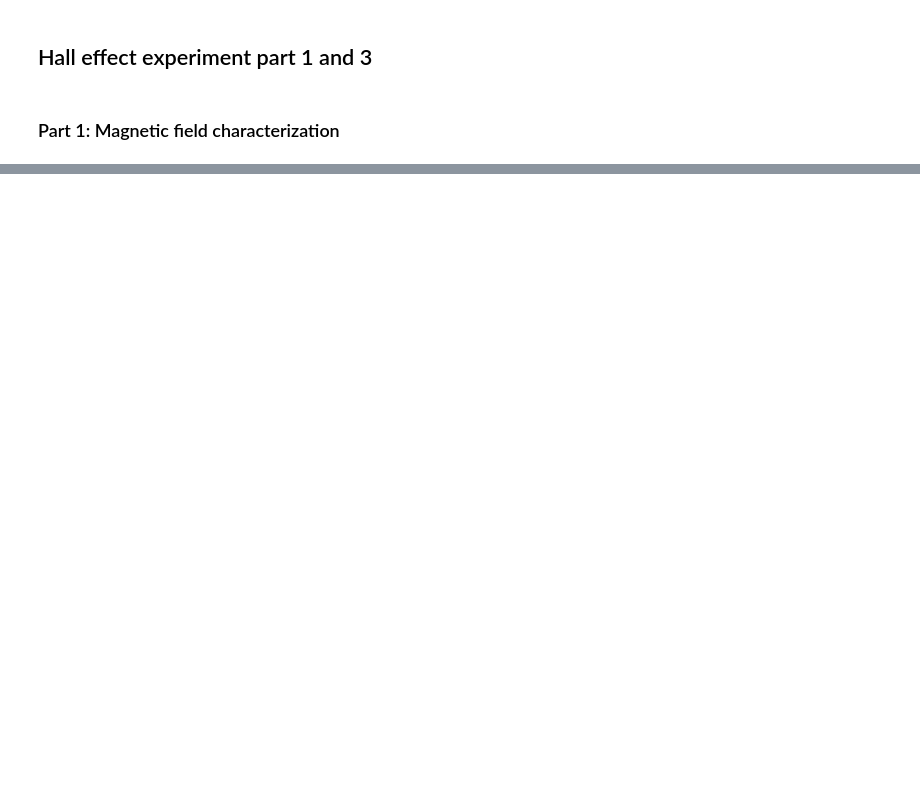
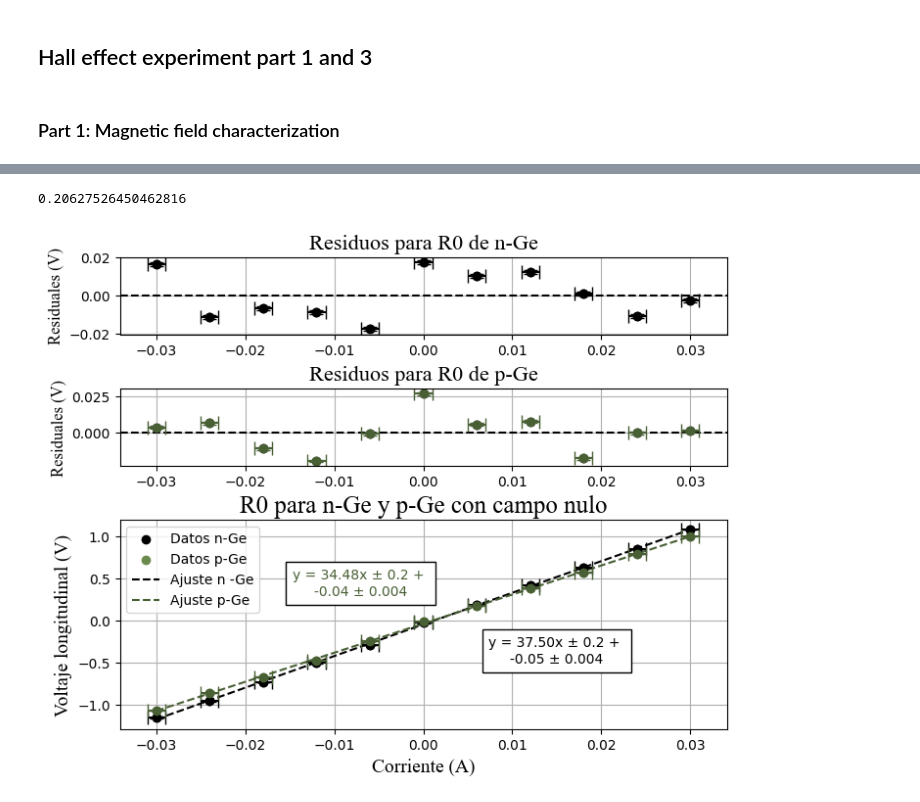
Before and after one commit to karemjruiano/laboratorio-intermedio, a Jupyter notebook: Efecto Hall/Part_1_and_3.ipynb, the cells around one changed output, grey strips where cells are left out. Cells and saved outputs as stored; diff of their text form; code cells hidden in the pictures; blank space fills up the shorter version.

```diff
--- a/Efecto Hall/Part_1_and_3.ipynb
+++ b/Efecto Hall/Part_1_and_3.ipynb
@@ -20,0 +94,7 @@ FileNotFoundError: [Errno 2] No such file or directory: 'Campo_magnético.csv'
+# %%
+# Extracción de datos de corriente y voltaje para campo nulo para n-Ge y p-Ge
+
+i_n = mag_zero["Ip n-Ge"].iloc[:]
+i_p = mag_zero["Ip p-Ge"].iloc[:]
+v_n = mag_zero["Vlong n-Ge"].iloc[:]
+v_p = mag_zero["Vlong V p-Ge"].iloc[:]
@@ -20,0 +122,28 @@ FileNotFoundError: [Errno 2] No such file or directory: 'Campo_magnético.csv'
+# %%
+# Regresión lineal para el n-Ge
+I_n = sm.add_constant(I_n)
+model_n = sm.OLS(V_n, I_n)
+regression = model_n.fit()
+
+# Valores de pendiente e intercepto
+
+m_n = regression.params[1]
+b_n = regression.params[0]
+m_n_error = regression.bse[1]
+b_n_error = regression.bse[0]
+symbol = "\u00B1"
+eq_n = f'y = {m_n:.2f}x {symbol} {m_n_error:.1f} + \n{b_n:.2f} {symbol} {b_n_error:.3f}'
+
+# Nos quedamos con los datos que necesitamos para gráficar
+
+I_n = np.array([I_n[i][1] for i in range(len(I_n))])
+n_pred = m_n * I_n + b_n
+
+# Residuales de la regresión
+
+n_residuals = regression.resid
+
+n_R0 = m_n
+en_R0 = m_n_error
+# %% [output]
+0.20627526450462816
@@ -20,0 +176,42 @@ FileNotFoundError: [Errno 2] No such file or directory: 'Campo_magnético.csv'
+# %%
+#Gráfico de regresión lineal para ambos tipos de semiconductor con residuales
+#La pendiente representa la resistencia longitudinal R0 para campo nulo
+
+plt.figure(figsize=(8, 8))
+
+plt.subplot2grid((5, 1), (0, 0), rowspan=1, colspan=1)
+plt.scatter(I_n, n_residuals, color='black')
+plt.axhline(y=0, color='black', linestyle='--')
+plt.errorbar(I_n, n_residuals, xerr=In_error, yerr=Vn_error, fmt='o', capsize=5, color="black")
+plt.title('Residuos para R0 de n-Ge', loc='center', fontfamily='Times New Roman',fontsize=16)
+plt.ylabel('Residuales (V)',fontfamily='Times New Roman',fontsize=12)
+plt.grid()
+
+plt.subplot2grid((5, 1), (1, 0), rowspan=1, colspan=1)
+plt.scatter(I_p, p_residuals, color='black')
+plt.axhline(y=0, color='black', linestyle='--')
+plt.errorbar(I_p, p_residuals, xerr=Ip_error, yerr=Vp_error, fmt='o', capsize=5, color="#496035")
+plt.title('Residuos para R0 de p-Ge', loc='center', fontfamily='Times New Roman',fontsize=16)
+plt.ylabel('Residuales (V)',fontfamily='Times New Roman',fontsize=12)
+plt.grid()
+
+plt.subplot2grid((5, 1), (2, 0), rowspan=2, colspan=1)
+plt.scatter(I_n, V_n, color="black", label="Datos n-Ge")
+plt.scatter(I_p, V_p, color="#6A8B4D", label="Datos p-Ge")
+plt.plot(I_n, n_pred, linestyle='--', color="black", label="Ajuste n -Ge")
+plt.plot(I_p, p_pred, linestyle='--', color="#496035", label="Ajuste p-Ge")
+plt.errorbar(I_n, V_n, xerr=In_error, yerr=Vn_error, fmt='o', capsize=5, color="black")
+plt.errorbar(I_p, V_p, xerr=Ip_error, yerr=Vp_error, fmt='o', capsize=5, color="#496035")
+plt.xlabel('Corriente (A)',fontfamily='Times New Roman',fontsize=14)
+plt.ylabel('Voltaje longitudinal (V)',fontfamily='Times New Roman',fontsize=14)
+plt.title('R0 para n-Ge y p-Ge con campo nulo', loc='center', fontfamily='Times New Roman',fontsize=18)
+plt.text(0.015, -0.5, eq_n, ha='center', fontsize=10, bbox=dict(boxstyle='square,pad=0.5', facecolor='white'))
+plt.text(-0.007, 0.3, eq_p, ha='center', color= "#496035", fontsize=10, bbox=dict(boxstyle='square,pad=0.5', facecolor='white'))
+plt.legend()
+plt.grid()
+
+plt.subplots_adjust(hspace=0.7)
+plt.savefig("Gráfica magnetoresistencia para canpo nulo")
+plt.show()
+# %% [output]
+[figure, added]
```
Also changed, not shown: parts of 46 cells of this notebook, 2 other files.
